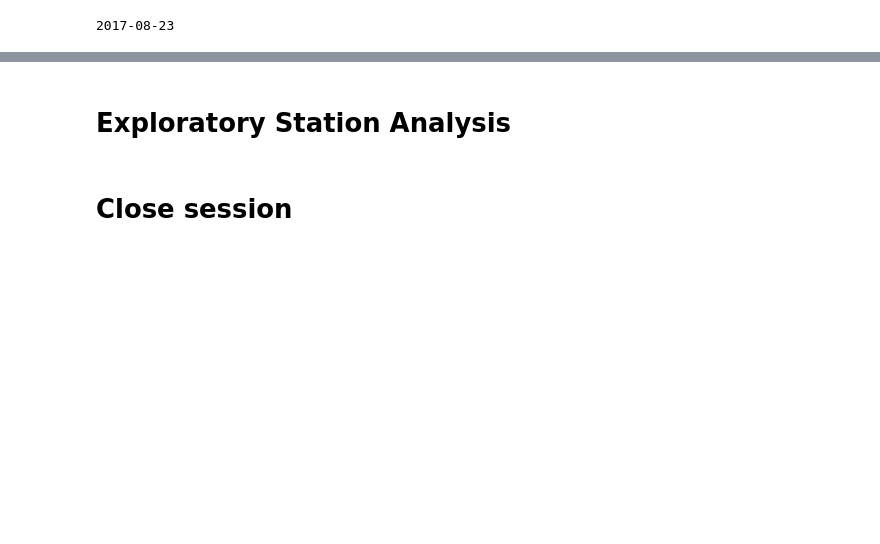
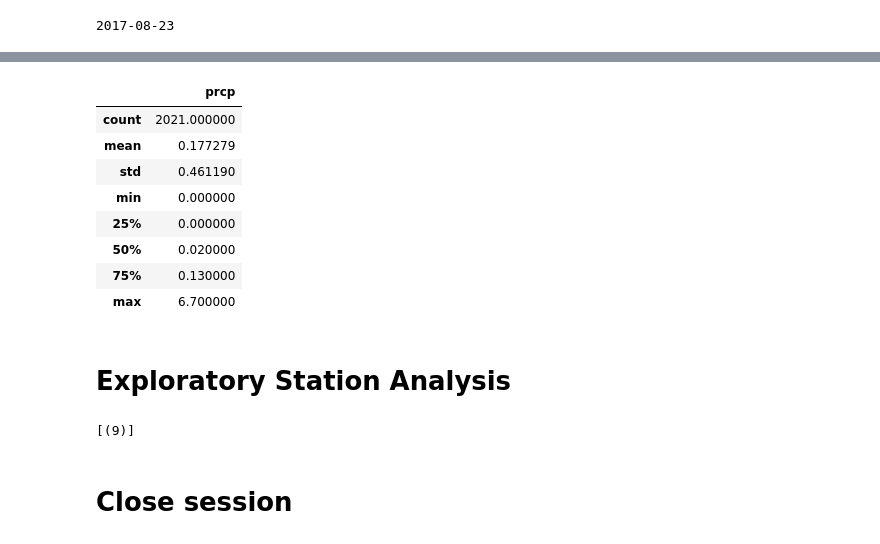
Before and after one commit to jgmoore10/sqlalchemy-challenge, a Jupyter notebook: climate_starter.ipynb, the cells around one changed output, grey strips where cells are left out. Drawn from its saved outputs; the diff is of its cells as text; code cells hidden in the pictures; blank space fills up the shorter version.

```diff
--- a/climate_starter.ipynb
+++ b/climate_starter.ipynb
@@ -94,9 +163,25 @@ print(recent_date.date)
 # %%
 # Use Pandas to calcualte the summary statistics for the precipitation data
+summary_stats = precip_df.describe()
+summary_stats
+# %% [output]
+|  | prcp |
+| count | 2021.000000 |
+| mean | 0.177279 |
+| std | 0.461190 |
+| min | 0.000000 |
+| 25% | 0.000000 |
+| 50% | 0.020000 |
+| 75% | 0.130000 |
+| max | 6.700000 |
 # %% [markdown]
 # Exploratory Station Analysis
 # %%
 # Design a query to calculate the total number stations in the dataset
+total_stations = session.query(Station.id).all()
+total_stations
+# %% [output]
+[(9)]
 # %%
 # Design a query to find the most active stations (i.e. what stations have the most rows?)
 # List the stations and the counts in descending order.
```
Also changed, not shown: parts of 5 cells of this notebook.
